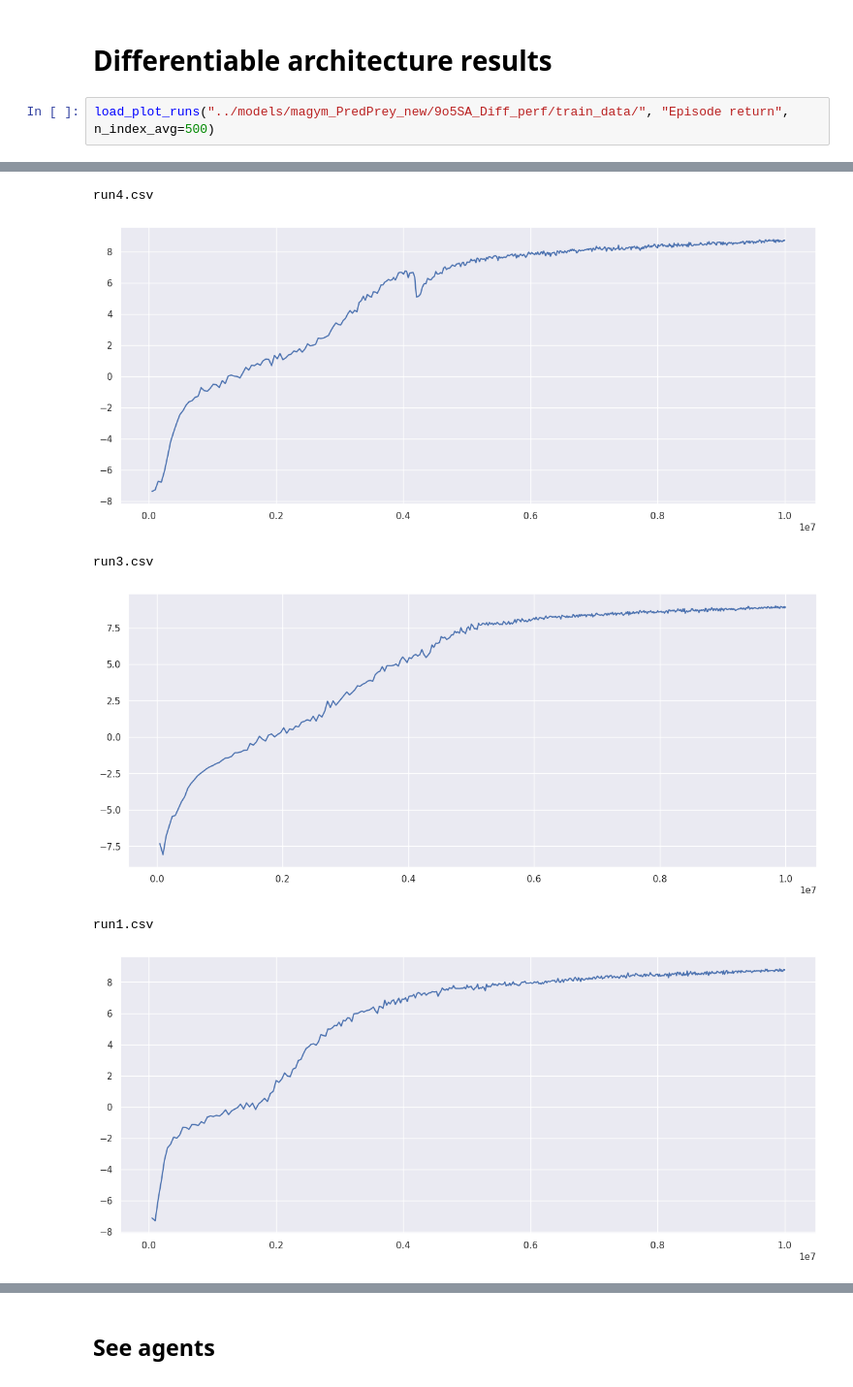
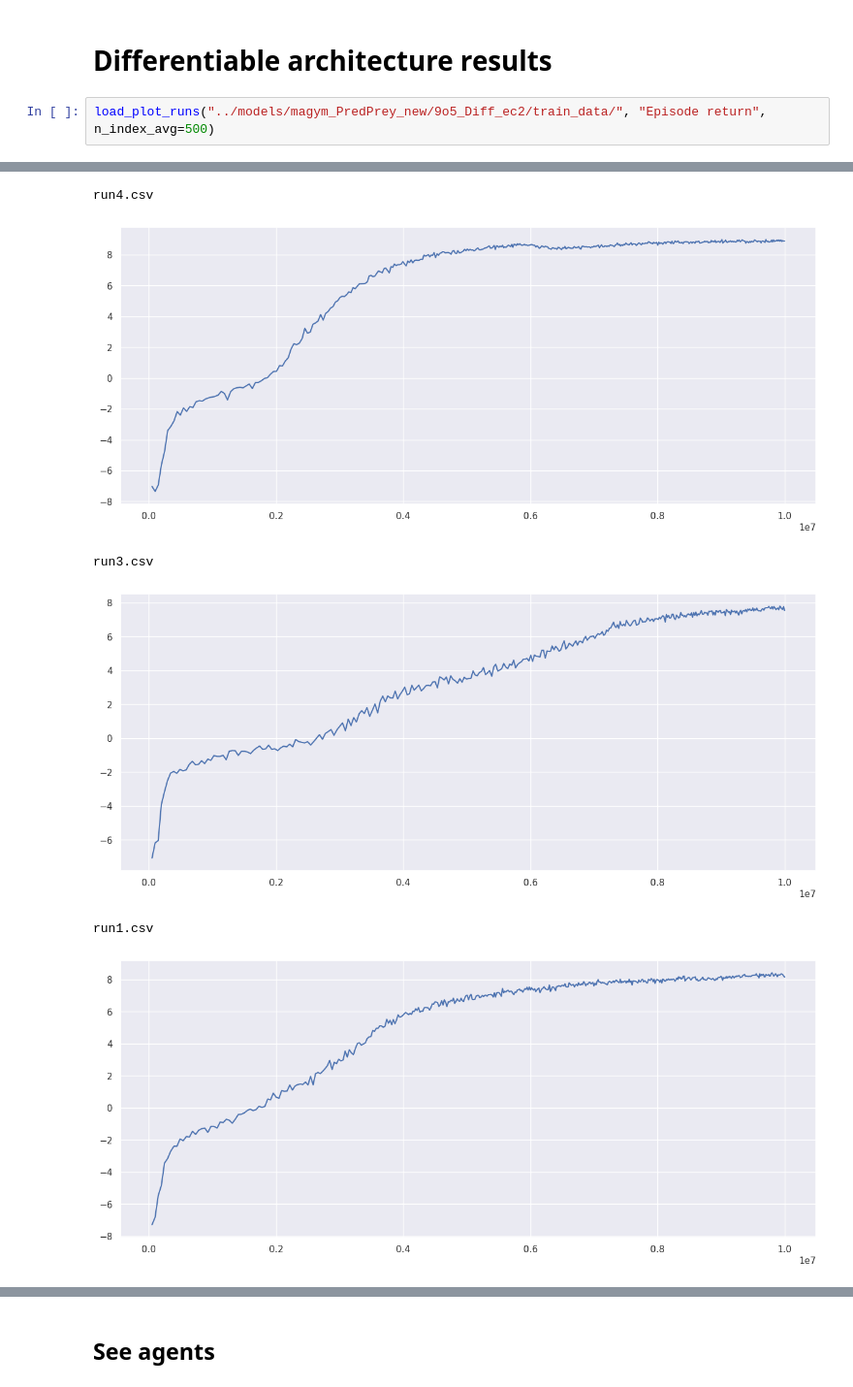
Before and after one commit to Maxtoq/MADRL-PhD-Thesis-Code, a Jupyter notebook: results/LAMARL Graphs.ipynb, the cells around one changed output, grey strips where cells are left out. Shown at 97% size. Drawn from its saved outputs; the diff is of its cells as text.

```diff
--- a/results/LAMARL Graphs.ipynb
+++ b/results/LAMARL Graphs.ipynb
@@ -359,6 +359,6 @@ ad_no_12[ad_no_12["Step"] == 25000]
 # %% [markdown]
 # Differentiable architecture results
 # %%
-load_plot_runs("../models/magym_PredPrey_new/9o5SA_Diff_perf/train_data/", "Episode return", n_index_avg=500)
+load_plot_runs("../models/magym_PredPrey_new/9o5_Diff_ec2/train_data/", "Episode return", n_index_avg=500)
 # %% [output]
 run2.csv
@@ -366,7 +366,7 @@ run2.csv
 run4.csv
-[figure, old version]
+[figure, new version]
 run3.csv
-[figure, old version]
+[figure, new version]
 run1.csv
-[figure, old version]
+[figure, new version]
 run7.csv
```
Also changed, not shown: parts of 7 cells of this notebook, 8 other files.
